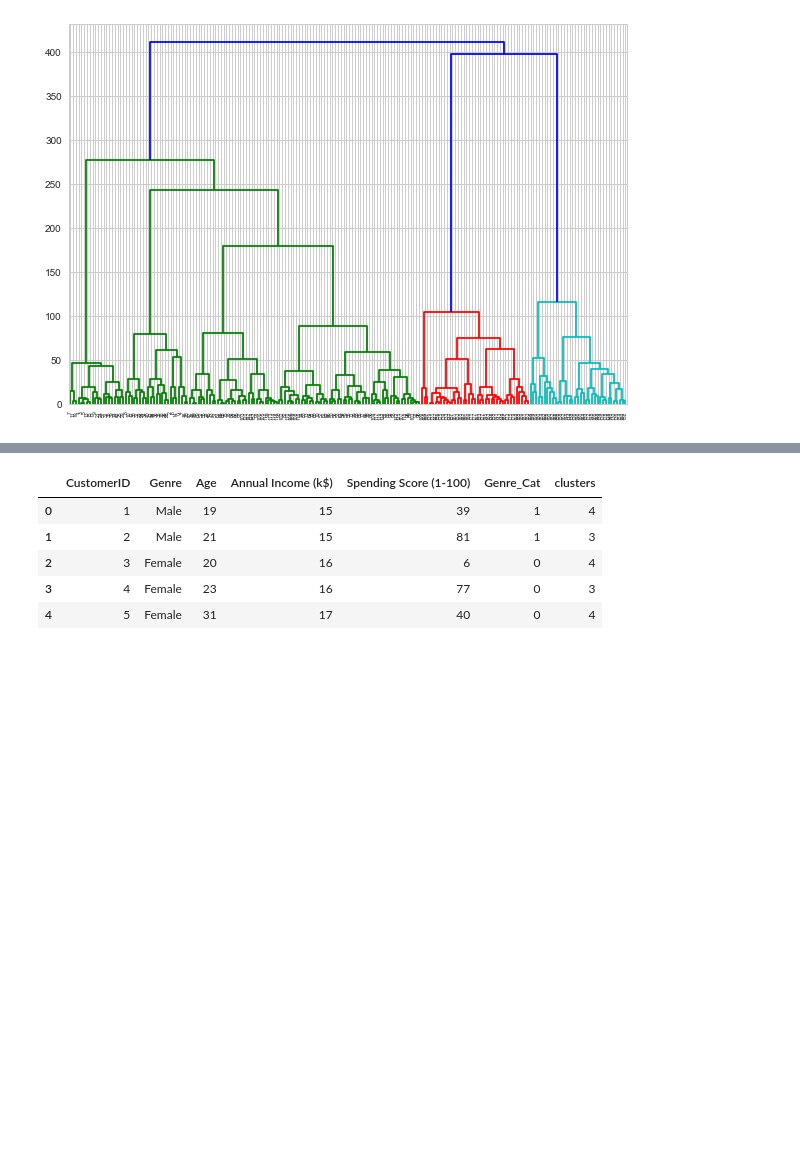
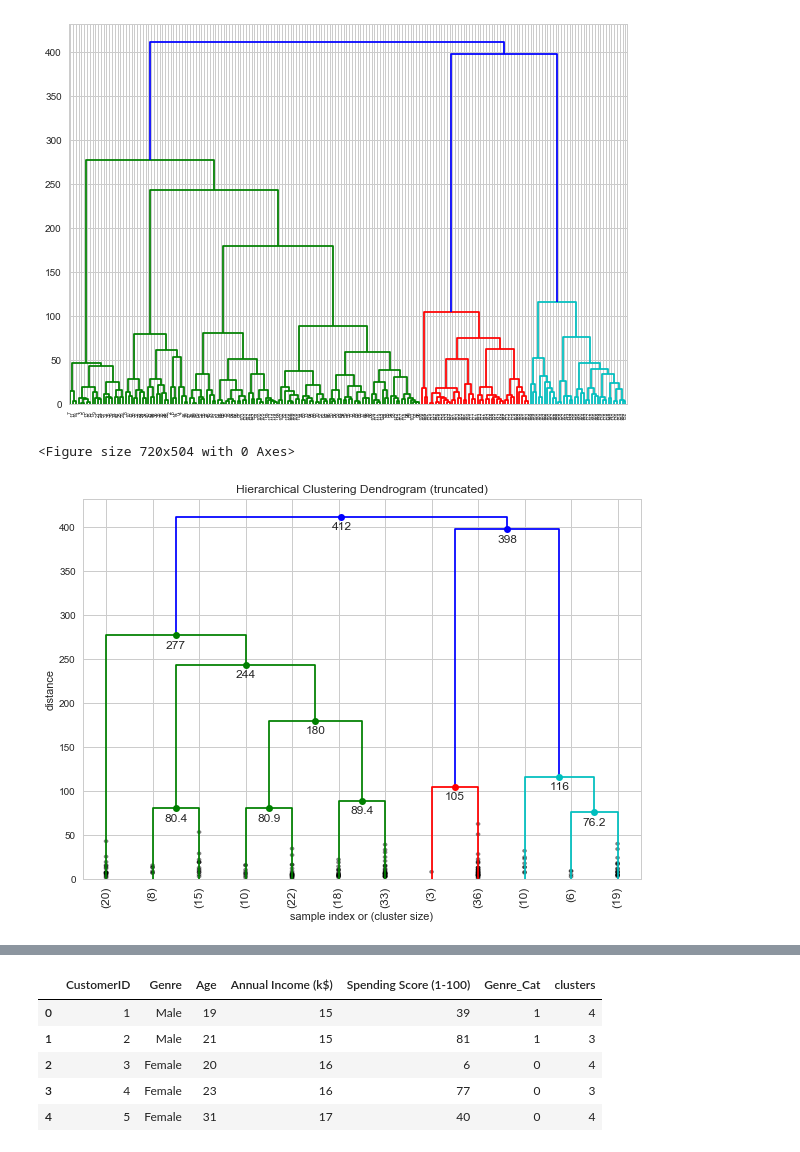
Before and after one commit to jeevankumarr/ml-books, a Jupyter notebook: clustering/Clustering_Notebook.ipynb, the cells around one changed output, grey strips where cells are left out. Saved outputs shown, nothing was run; the diff lists cells and outputs as text; code cells hidden in the pictures; blank space fills up the shorter version.

```diff
--- a/clustering/Clustering_Notebook.ipynb
+++ b/clustering/Clustering_Notebook.ipynb
@@ -150,2 +195,25 @@ dend = shc.dendrogram(shc.linkage(data, method='ward'))
 # %% [output]
 [figure]
+# %%
+plt.figure(figsize=(10, 7))
+
+# dend = shc.dendrogram(shc.linkage(data, method='ward'), truncate_mode='lastp', show_contracted=True, show_leaf_counts=True, )
+
+
+
+
+plt.figure(figsize=(10, 7))
+
+fancy_dendrogram(
+    Z=linkage(data, 'ward'),
+    truncate_mode='lastp',
+    p=12,
+    leaf_rotation=90.,
+    leaf_font_size=12.,
+    show_contracted=True,
+    annotate_above=10,  # useful in small plots so annotations don't overlap
+)
+plt.show()
+# %% [output]
+<Figure size 720x504 with 0 Axes>
+[figure, added]
```
Also changed, not shown: parts of 12 cells of this notebook.
